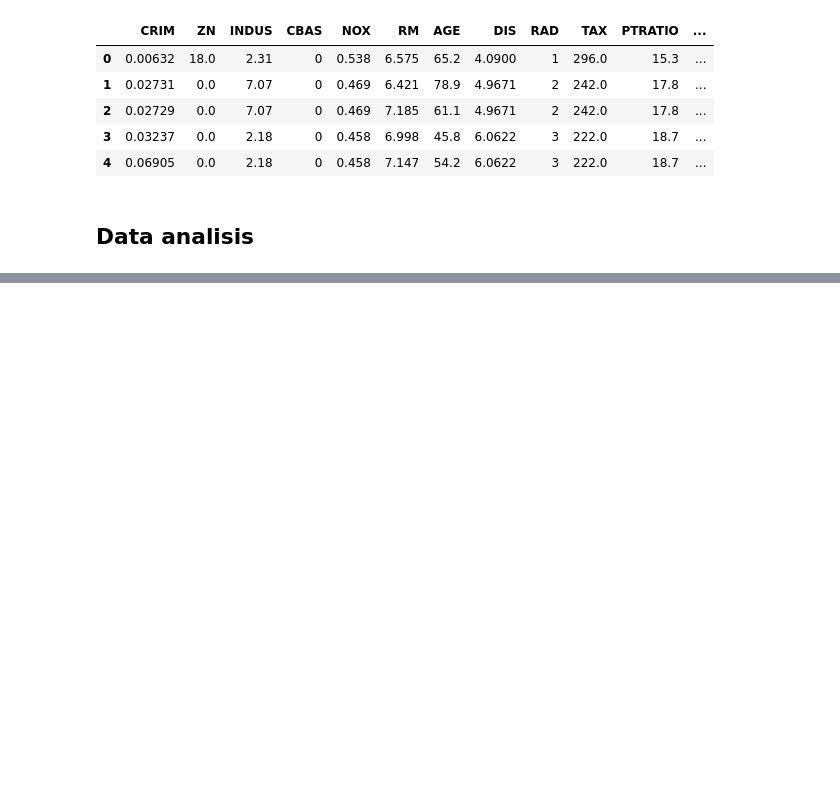
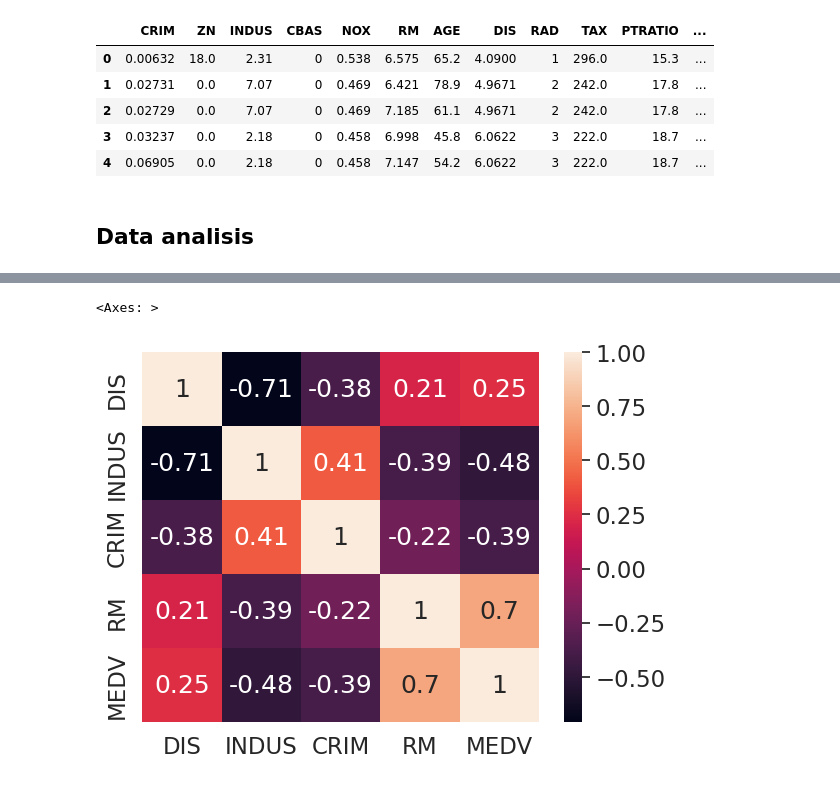
Before and after one commit to simon0820s/LecturesOnMachineLearning, a Jupyter notebook: firstLinearRegression/firstLinearRegression.ipynb, the cells around one changed output, grey strips where cells are left out. Saved outputs shown, nothing was run; the diff lists cells and outputs as text; code cells hidden in the pictures; blank space fills up the shorter version.

```diff
--- a/firstLinearRegression/firstLinearRegression.ipynb
+++ b/firstLinearRegression/firstLinearRegression.ipynb
@@ -21,0 +28,7 @@ sns.set(style='whitegrid', context='notebook')
+# %%
+cm = np.corrcoef(df[cols].values.T)
+sns.set(font_scale=1.5)
+sns.heatmap(cm, cbar=True, annot=True, yticklabels=cols, xticklabels=cols)
+# %% [output]
+<Axes: >
+[figure, added]
```
Also changed, not shown: parts of 3 cells of this notebook.
